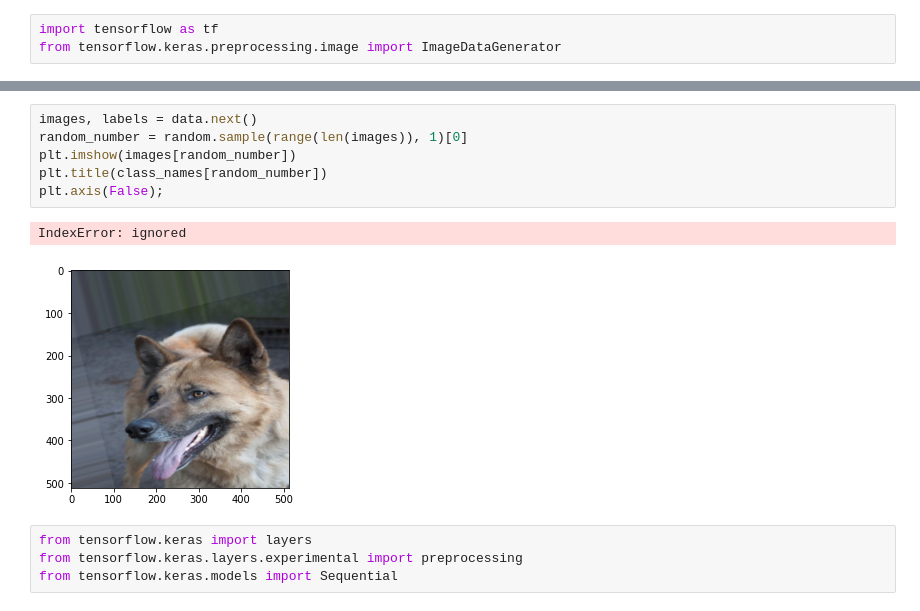
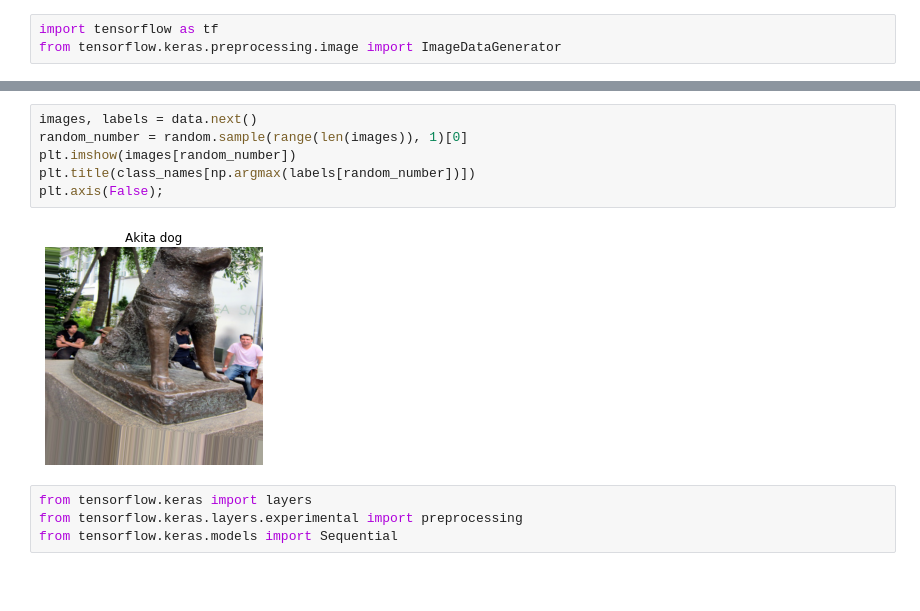
Before and after one commit to Piyushvishnoi/deep_learning, a Jupyter notebook: Untitled0.ipynb, the cells around one changed output, grey strips where cells are left out. Drawn from its saved outputs; the diff is of its cells as text; blank space fills up the shorter version.

```diff
--- a/Untitled0.ipynb
+++ b/Untitled0.ipynb
@@ -127,12 +130,11 @@ Found 694 images belonging to 14 classes.
 # %%
 images, labels = data.next()
 random_number = random.sample(range(len(images)), 1)[0]
 plt.imshow(images[random_number])
-plt.title(class_names[random_number])
+plt.title(class_names[np.argmax(labels[random_number])])
 plt.axis(False);
 # %% [output]
-IndexError: ignored
-[figure, old version]
+[figure, new version]
 # %%
 from tensorflow.keras import layers
 from tensorflow.keras.layers.experimental import preprocessing
```
Also changed, not shown: parts of 22 cells of this notebook.
